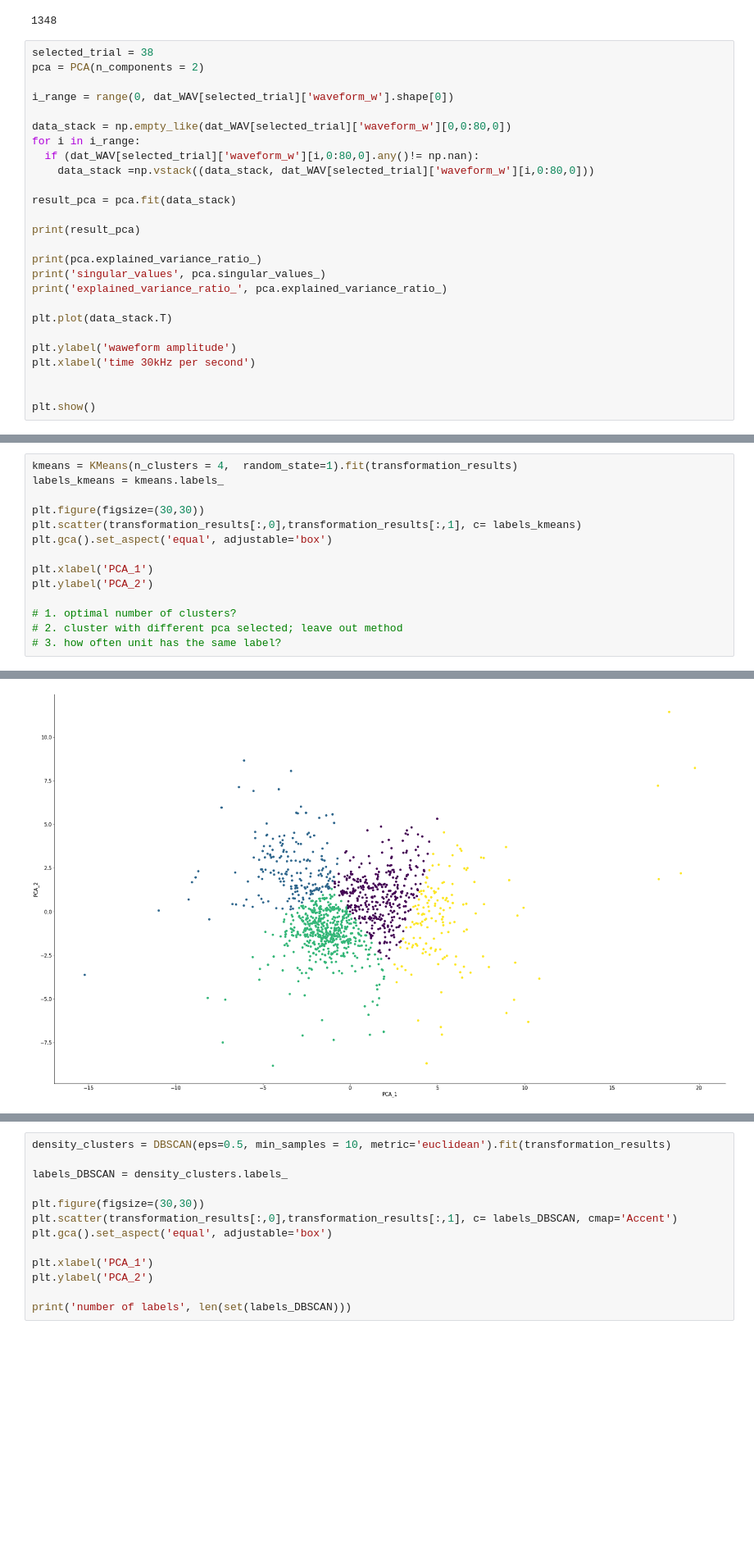
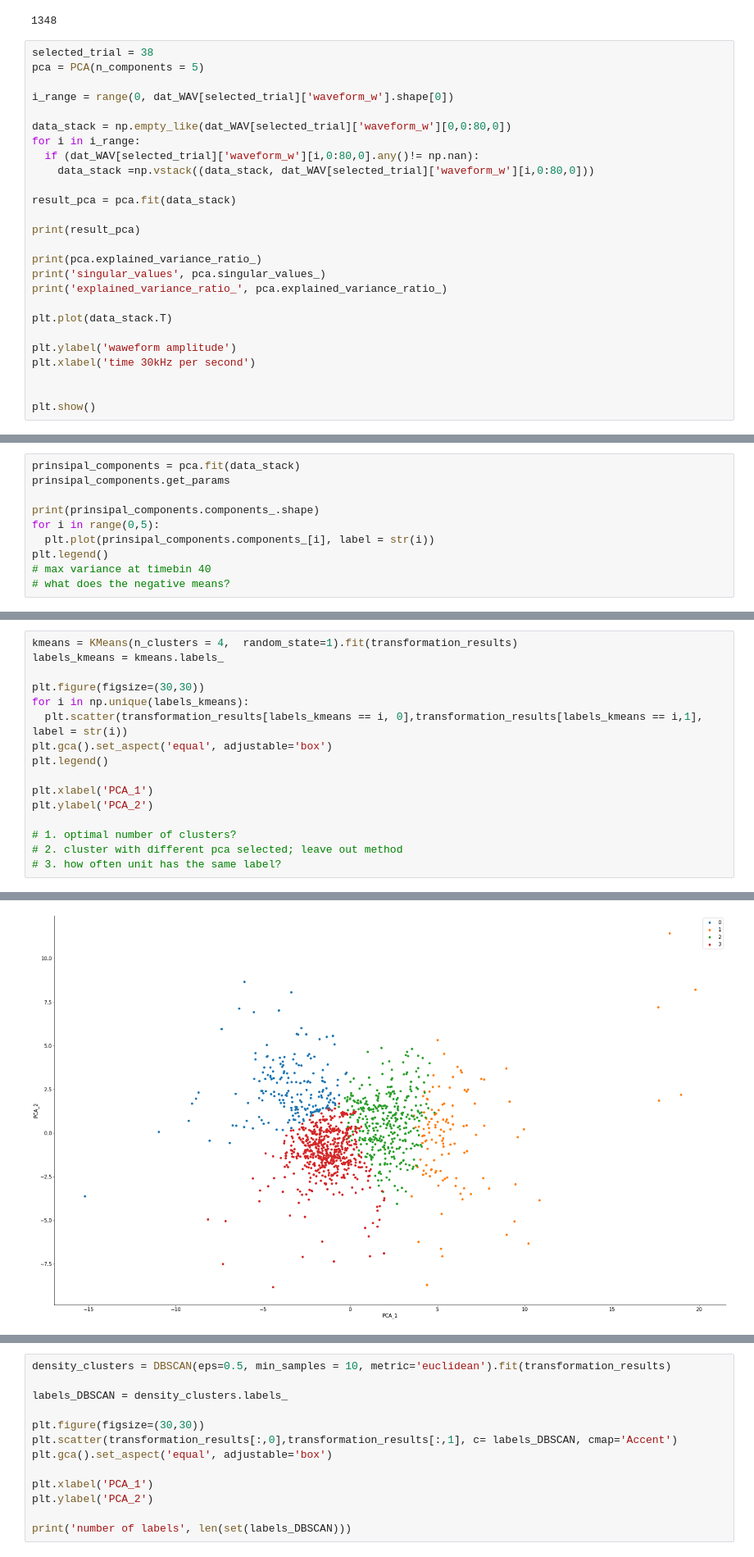
Before and after one commit to 2walkingfish/Neuromatch_Project_133, a Jupyter notebook: Explore_steinmetz_extra_dataset.ipynb, the cells around one changed output, grey strips where cells are left out. Shown at 82% size. Cells and saved outputs as stored; diff of their text form; blank space fills up the shorter version.

```diff
--- a/Explore_steinmetz_extra_dataset.ipynb
+++ b/Explore_steinmetz_extra_dataset.ipynb
@@ -133,7 +133,7 @@ print(dat_WAV[38]['waveform_w'].shape[0])
 1348
 # %%
 selected_trial = 38
-pca = PCA(n_components = 2)
+pca = PCA(n_components = 5)
 
 i_range = range(0, dat_WAV[selected_trial]['waveform_w'].shape[0])
 
@@ -177,3 +177,13 @@ plt.ylabel('PCA_2')
 # %% [output]
 Text(0, 0.5, 'PCA_2')
 [figure]
+# %%
+prinsipal_components = pca.fit(data_stack)
+prinsipal_components.get_params
+
+print(prinsipal_components.components_.shape)
+for i in range(0,5):
+  plt.plot(prinsipal_components.components_[i], label = str(i))
+plt.legend()
+# max variance at timebin 40
+# what does the negative means?
@@ -197,17 +213,19 @@ plt.show()
 # %%
 kmeans = KMeans(n_clusters = 4,  random_state=1).fit(transformation_results)
 labels_kmeans = kmeans.labels_
 
 plt.figure(figsize=(30,30))
-plt.scatter(transformation_results[:,0],transformation_results[:,1], c= labels_kmeans)
+for i in np.unique(labels_kmeans):
+  plt.scatter(transformation_results[labels_kmeans == i, 0],transformation_results[labels_kmeans == i,1], label = str(i))
 plt.gca().set_aspect('equal', adjustable='box')
+plt.legend()
 
 plt.xlabel('PCA_1')
 plt.ylabel('PCA_2')
 
 # 1. optimal number of clusters?
 # 2. cluster with different pca selected; leave out method
 # 3. how often unit has the same label?
 # %% [output]
 Text(0, 0.5, 'PCA_2')
-[figure, old version]
+[figure, new version]
```
Also changed, not shown: parts of 8 cells of this notebook.
